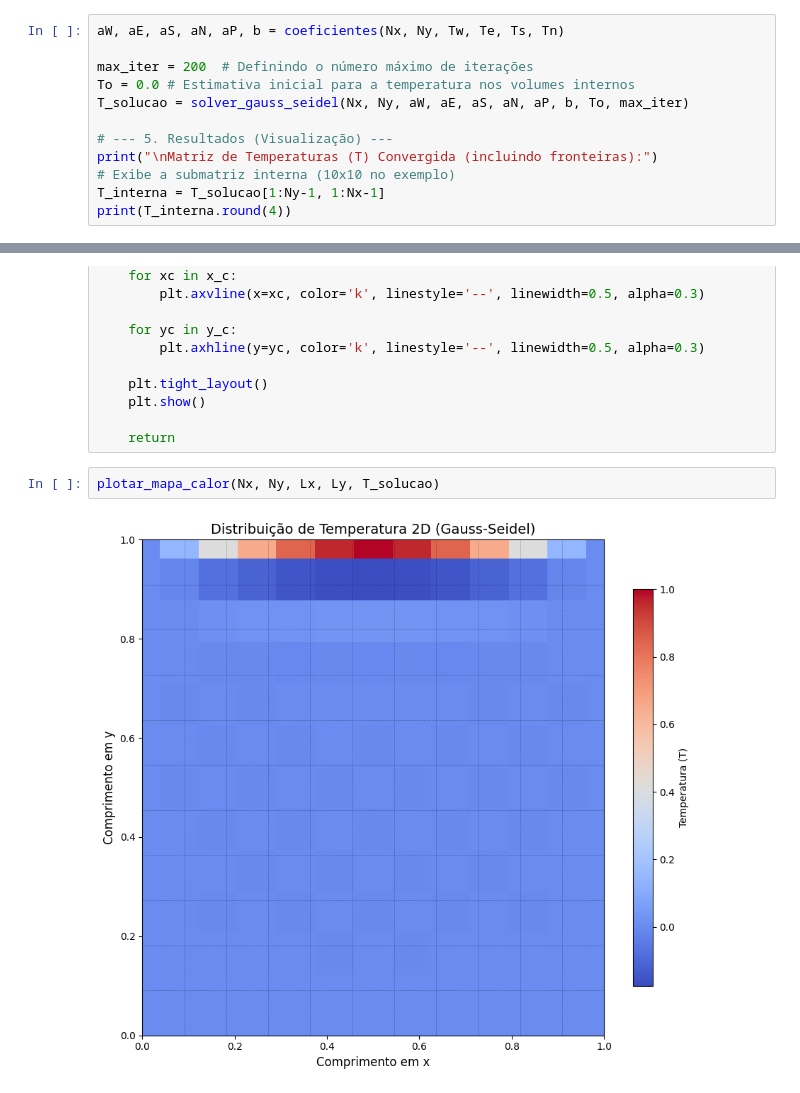
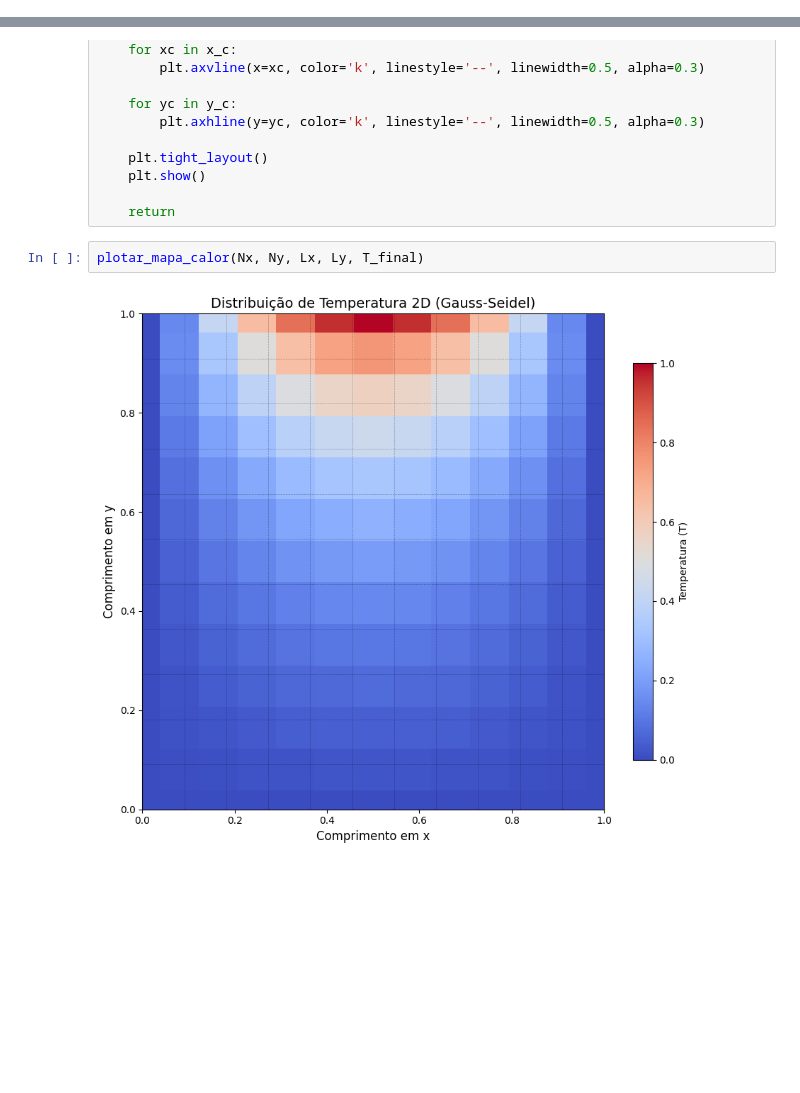
Before and after one commit to sfbruno12/mecflu-computacional, a Jupyter notebook: Trabalho 2.ipynb, the cells around one changed output, grey strips where cells are left out. Cells and saved outputs as stored; diff of their text form; blank space fills up the shorter version.

Commit message:
finalizado

```diff
--- a/Trabalho 2.ipynb
+++ b/Trabalho 2.ipynb
@@ -216,12 +183,0 @@ def solver_gauss_seidel(Nx, Ny, aW, aE, aS, aN, aP, b, To, max_iter, tol=1e-6):
-# %%
-aW, aE, aS, aN, aP, b = coeficientes(Nx, Ny, Tw, Te, Ts, Tn)
-
-max_iter = 200  # Definindo o número máximo de iterações
-To = 0.0 # Estimativa inicial para a temperatura nos volumes internos
-T_solucao = solver_gauss_seidel(Nx, Ny, aW, aE, aS, aN, aP, b, To, max_iter)
-
-# --- 5. Resultados (Visualização) ---
-print("\nMatriz de Temperaturas (T) Convergida (incluindo fronteiras):")
-# Exibe a submatriz interna (10x10 no exemplo)
-T_interna = T_solucao[1:Ny-1, 1:Nx-1]
-print(T_interna.round(4))
@@ -290,6 +228,6 @@ def plotar_mapa_calor(Nx, Ny, Lx, Ly, T_solucao, titulo="Distribuição de Tempe
 
     return
 # %%
-plotar_mapa_calor(Nx, Ny, Lx, Ly, T_solucao)
+plotar_mapa_calor(Nx, Ny, Lx, Ly, T_final)
 # %% [output]
-[figure, old version]
+[figure, new version]
```
Also changed, not shown: parts of 12 cells of this notebook.
